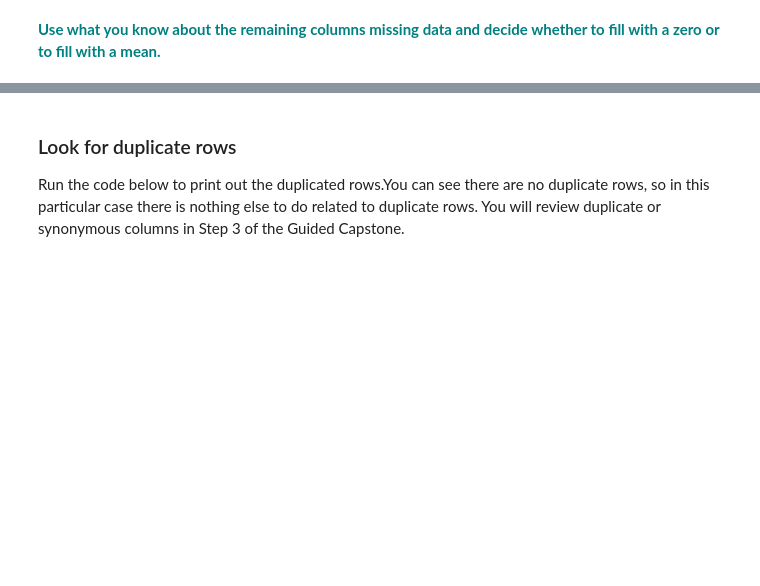
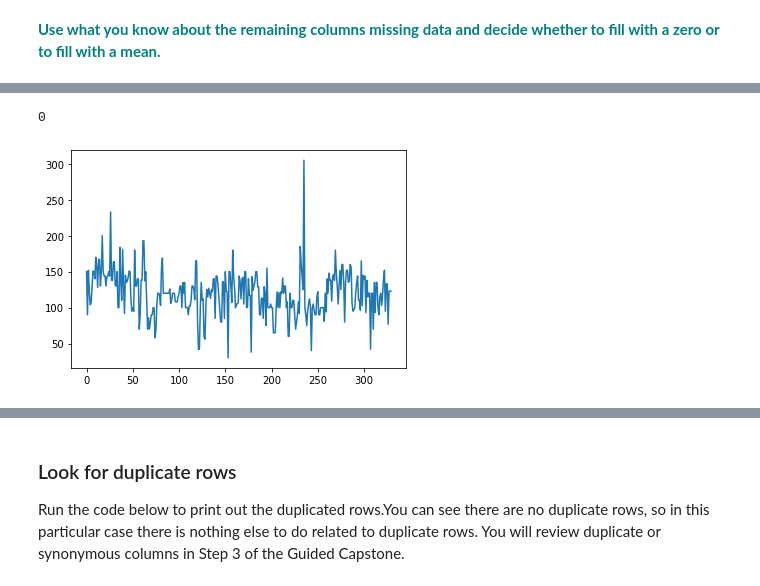
Before and after one commit to saimoom026/Springboard, a Jupyter notebook: springboard/GuidedCapstone/GuidedCapstone_Step2.ipynb, the cells around one changed output, grey strips where cells are left out. Saved outputs shown, nothing was run; the diff lists cells and outputs as text; code cells hidden in the pictures; blank space fills up the shorter version.

```diff
--- a/springboard/GuidedCapstone/GuidedCapstone_Step2.ipynb
+++ b/springboard/GuidedCapstone/GuidedCapstone_Step2.ipynb
@@ -426,5 +417,9 @@ initial_df['TerrainParks'].fillna(method='ffill',inplace=True)
 # %%
-# fill NaN for 'projectedDaysOpen'---by substituting corresponding 'daysopenlastyear'
-# high correlation found
-initial_df['projectedDaysOpen'].fillna(initial_df['daysOpenLastYear'], inplace=True)
+# fill NaN for 'projectedDaysOpen'---by forwardfill
+initial_df.projectedDaysOpen.fillna(method='ffill',inplace=True)
+initial_df['projectedDaysOpen'].plot()
+initial_df['projectedDaysOpen'].isna().sum()
+# %% [output]
+0
+[figure, added]
 # %%
```
Also changed, not shown: parts of 22 cells of this notebook.
